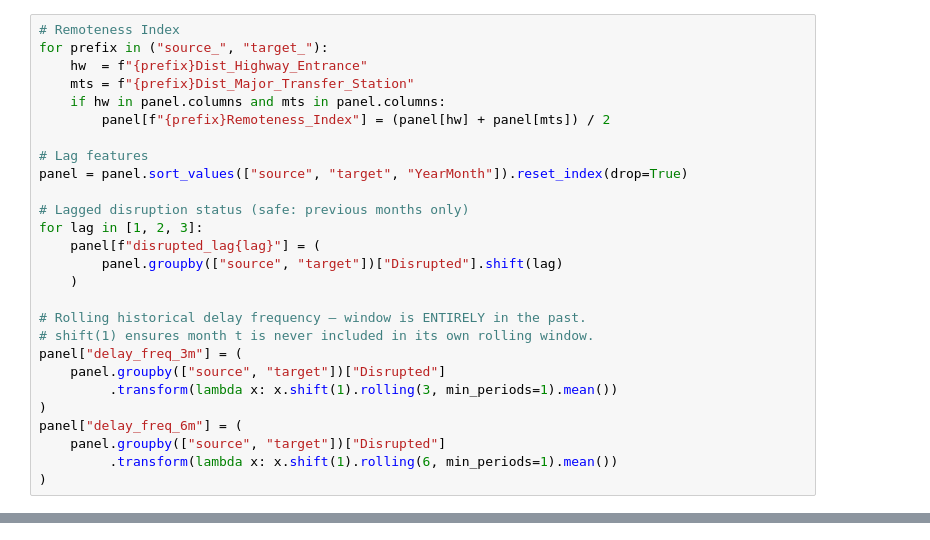
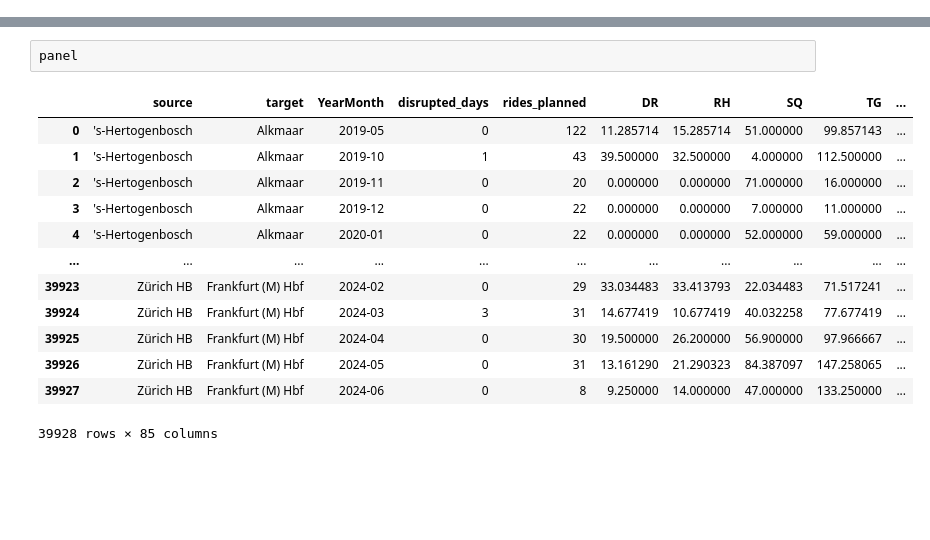
Before and after one commit to ecrusetpla/MasterThesis, a Jupyter notebook: src/results/00_feature_engineering.ipynb, the cells around one changed output, grey strips where cells are left out. Drawn from its saved outputs; the diff is of its cells as text; blank space fills up the shorter version.

```diff
--- a/src/results/00_feature_engineering.ipynb
+++ b/src/results/00_feature_engineering.ipynb
@@ -72,27 +0,0 @@ panel = panel.merge(stop_counts, on=["source", "target", "YearMonth"], how="left
-# %%
-# Remoteness Index
-for prefix in ("source_", "target_"):
-    hw  = f"{prefix}Dist_Highway_Entrance"
-    mts = f"{prefix}Dist_Major_Transfer_Station"
-    if hw in panel.columns and mts in panel.columns:
-        panel[f"{prefix}Remoteness_Index"] = (panel[hw] + panel[mts]) / 2
-
-# Lag features
-panel = panel.sort_values(["source", "target", "YearMonth"]).reset_index(drop=True)
-
-# Lagged disruption status (safe: previous months only)
-for lag in [1, 2, 3]:
-    panel[f"disrupted_lag{lag}"] = (
-        panel.groupby(["source", "target"])["Disrupted"].shift(lag)
-    )
-
-# Rolling historical delay frequency — window is ENTIRELY in the past.
-# shift(1) ensures month t is never included in its own rolling window.
-panel["delay_freq_3m"] = (
-    panel.groupby(["source", "target"])["Disrupted"]
-         .transform(lambda x: x.shift(1).rolling(3, min_periods=1).mean())
-)
-panel["delay_freq_6m"] = (
-    panel.groupby(["source", "target"])["Disrupted"]
-         .transform(lambda x: x.shift(1).rolling(6, min_periods=1).mean())
-)
@@ -172,0 +336,16 @@ print({panel.shape})
+# %%
+panel
+# %% [output]
+|  | source | target | YearMonth | disrupted_days | rides_planned | DR | RH | SQ | TG | ... |
+| 0 | 's-Hertogenbosch | Alkmaar | 2019-05 | 0 | 122 | 11.285714 | 15.285714 | 51.000000 | 99.857143 | ... |
+| 1 | 's-Hertogenbosch | Alkmaar | 2019-10 | 1 | 43 | 39.500000 | 32.500000 | 4.000000 | 112.500000 | ... |
+| 2 | 's-Hertogenbosch | Alkmaar | 2019-11 | 0 | 20 | 0.000000 | 0.000000 | 71.000000 | 16.000000 | ... |
+| 3 | 's-Hertogenbosch | Alkmaar | 2019-12 | 0 | 22 | 0.000000 | 0.000000 | 7.000000 | 11.000000 | ... |
+| 4 | 's-Hertogenbosch | Alkmaar | 2020-01 | 0 | 22 | 0.000000 | 0.000000 | 52.000000 | 59.000000 | ... |
+| ... | ... | ... | ... | ... | ... | ... | ... | ... | ... | ... |
+| 39923 | Zürich HB | Frankfurt (M) Hbf | 2024-02 | 0 | 29 | 33.034483 | 33.413793 | 22.034483 | 71.517241 | ... |
+| 39924 | Zürich HB | Frankfurt (M) Hbf | 2024-03 | 3 | 31 | 14.677419 | 10.677419 | 40.032258 | 77.677419 | ... |
+| 39925 | Zürich HB | Frankfurt (M) Hbf | 2024-04 | 0 | 30 | 19.500000 | 26.200000 | 56.900000 | 97.966667 | ... |
+| 39926 | Zürich HB | Frankfurt (M) Hbf | 2024-05 | 0 | 31 | 13.161290 | 21.290323 | 84.387097 | 147.258065 | ... |
+| 39927 | Zürich HB | Frankfurt (M) Hbf | 2024-06 | 0 | 8 | 9.250000 | 14.000000 | 47.000000 | 133.250000 | ... |
+39928 rows × 85 columns
```
Also changed, not shown: parts of 7 cells of this notebook, 21 other files.
